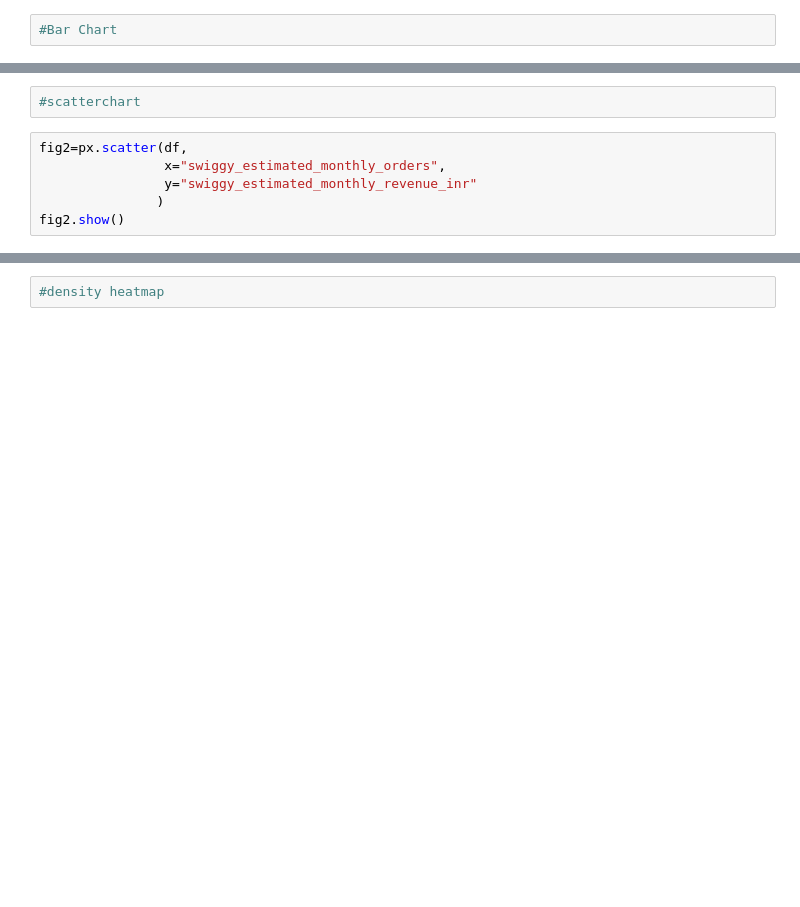
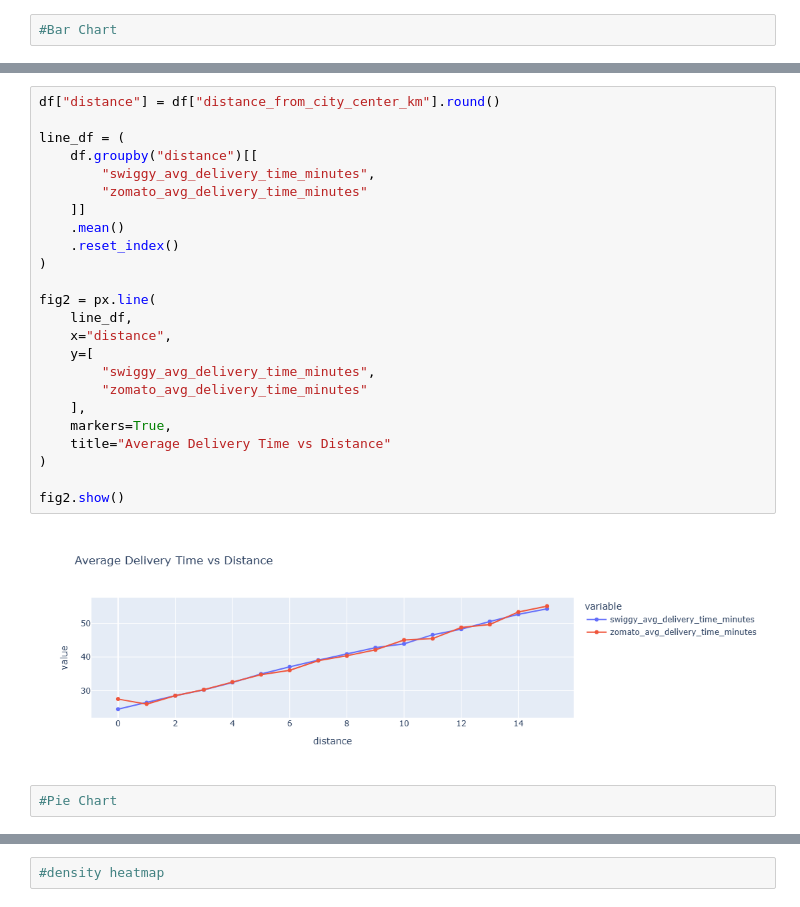
Before and after one commit to parneetk0409-ops/Swiggy-vs-Zomato-Platform-Comparison-and-Analysis, a Jupyter notebook: MyProject.ipynb, the cells around one changed output, grey strips where cells are left out. Saved outputs shown, nothing was run; the diff lists cells and outputs as text; blank space fills up the shorter version.

```diff
--- a/MyProject.ipynb
+++ b/MyProject.ipynb
@@ -88,9 +161,29 @@ fig.show()
+# %%
+df["distance"] = df["distance_from_city_center_km"].round()
+
+line_df = (
+    df.groupby("distance")[[
+        "swiggy_avg_delivery_time_minutes",
+        "zomato_avg_delivery_time_minutes"
+    ]]
+    .mean()
+    .reset_index()
+)
+
+fig2 = px.line(
+    line_df,
+    x="distance",
+    y=[
+        "swiggy_avg_delivery_time_minutes",
+        "zomato_avg_delivery_time_minutes"
+    ],
+    markers=True,
+    title="Average Delivery Time vs Distance"
+)
+
+fig2.show()
+# %% [output]
+[figure, added]
 # %%
-#scatterchart
+#Pie Chart
-# %%
-fig2=px.scatter(df,
-                x="swiggy_estimated_monthly_orders",
-                y="swiggy_estimated_monthly_revenue_inr"
-               )
-fig2.show()
 # %%
```
Also changed, not shown: parts of 46 cells of this notebook.
